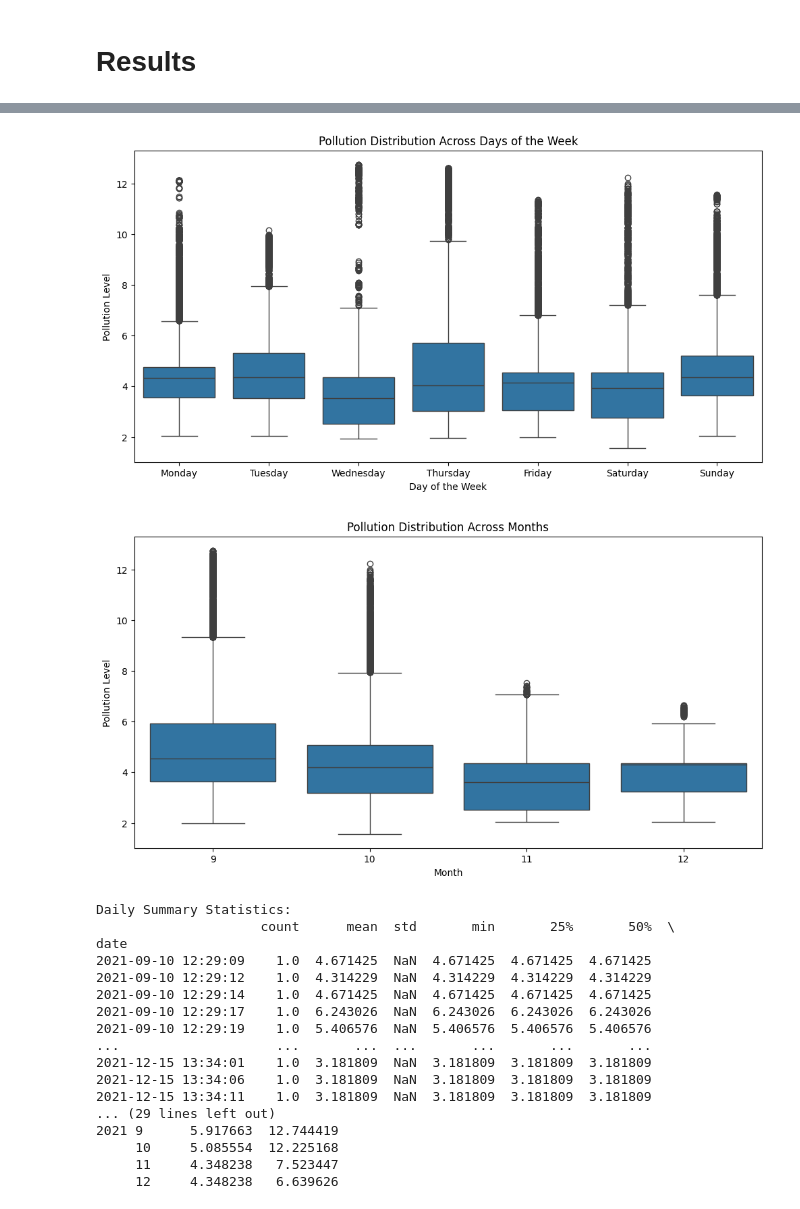
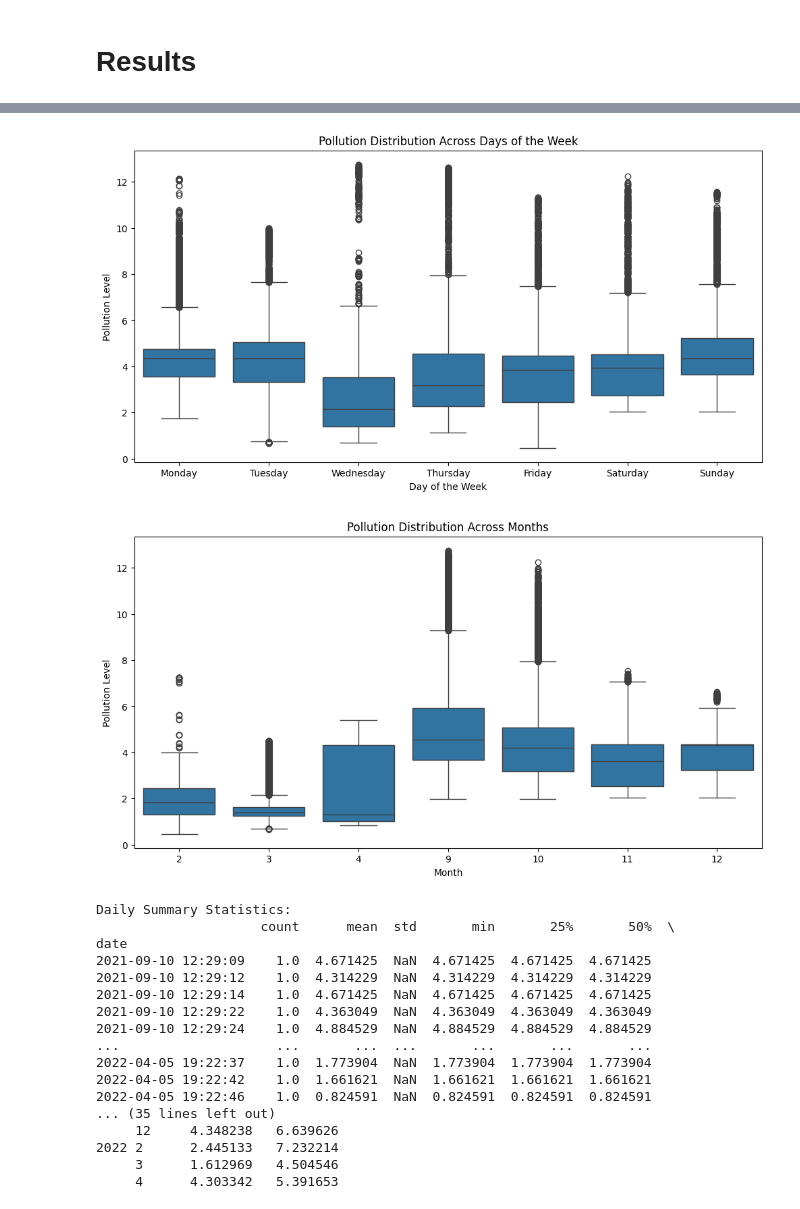
Before and after one commit to Dr-Isam-ALJAWARNEH/ds-project-lstm-forecasting, a Jupyter notebook: code/Project01_LSTM.ipynb, the cells around one changed output, grey strips where cells are left out. Saved outputs shown, nothing was run; the diff lists cells and outputs as text; code cells hidden in the pictures.

Commit message:
geohash_h3_comparison
Tried grouping with geohash and h3, taking center of geohash and h3 coordinates and ordering by time. Results demonstrate RNN outperforming LSTM.

```diff
--- a/code/Project01_LSTM.ipynb
+++ b/code/Project01_LSTM.ipynb
@@ -472,5 +518,8 @@ for geohash in merged_data['geohash'].value_counts().keys()[:len(stratified_prop
+# %%
+stratified_sampled_dataset.drop(stratified_sampled_dataset[stratified_sampled_dataset['city'] == 'Boston'].index, inplace=True)
 # %%
-# LSTM Model currently performs better without ordering by date
-# stratified_sampled_dataset = stratified_sampled_dataset.sort_index().groupby('geohash').apply(lambda x: x)
-# stratified_sampled_dataset = stratified_sampled_dataset.set_index(stratified_sampled_dataset.index.get_level_values(1).values)
+stratified_sampled_dataset = stratified_sampled_dataset.sort_index().groupby(GEOHASH_ALGORITHM).apply(lambda x: x)
+stratified_sampled_dataset = stratified_sampled_dataset.set_index(stratified_sampled_dataset.index.get_level_values(1).values)
+# %%
+dataset = pd.concat([boston_data_1, stratified_sampled_dataset, boston_data_2])
 # %%
@@ -543,3 +590,5 @@ plt.show()
+# %%
+merged_data = dataset
 # %%
 print("Areas containing pollution")
 print("Latitude range = [" + str(min(merged_data['latitude'])) + " -- "  + str(max(merged_data['latitude'])) + "]")
@@ -1890,54 +1936,55 @@ humidity      0.005008    -0.215808  1.000000
 merged_data['day_of_week'] = merged_data.index.dayofweek  # Extract day of the week (Monday = 0, Sunday = 6)
 merged_data['month'] = merged_data.index.month  # Extract month
 merged_data['year'] = merged_data.index.year  # Extract year
+merged_data['date'] = merged_data.index.values
 
 # Step 2: Analyze distribution of pollution levels across days of the week and months
 plt.figure(figsize=(12, 6))
 sns.boxplot(x='day_of_week', y='pollution', data=merged_data)
 plt.title('Pollution Distribution Across Days of the Week')
 plt.xlabel('Day of the Week')
 plt.ylabel('Pollution Level')
 plt.xticks(ticks=range(7), labels=['Monday', 'Tuesday', 'Wednesday', 'Thursday', 'Friday', 'Saturday', 'Sunday'])
 plt.show()
 
 plt.figure(figsize=(12, 6))
 sns.boxplot(x='month', y='pollution', data=merged_data)
 plt.title('Pollution Distribution Across Months')
 plt.xlabel('Month')
 plt.ylabel('Pollution Level')
 plt.show()
 
 
 
 # Step 3: Calculate summary statistics
 daily_summary = merged_data.groupby('date')['pollution'].describe()
 monthly_summary = merged_data.groupby(['year', 'month'])['pollution'].describe()
 
 print("Daily Summary Statistics:")
 print(daily_summary)
 
 print("\nMonthly Summary Statistics:")
 print(monthly_summary)
 # %% [output]
-[figure, old version]
+[figure, new version]
-[figure, old version]
+[figure, new version]
 Daily Summary Statistics:
                      count      mean  std       min       25%       50%  \
 date
 2021-09-10 12:29:09    1.0  4.671425  NaN  4.671425  4.671425  4.671425
 2021-09-10 12:29:12    1.0  4.314229  NaN  4.314229  4.314229  4.314229
 2021-09-10 12:29:14    1.0  4.671425  NaN  4.671425  4.671425  4.671425
-2021-09-10 12:29:17    1.0  6.243026  NaN  6.243026  6.243026  6.243026
-2021-09-10 12:29:19    1.0  5.406576  NaN  5.406576  5.406576  5.406576
+2021-09-10 12:29:22    1.0  4.363049  NaN  4.363049  4.363049  4.363049
+2021-09-10 12:29:24    1.0  4.884529  NaN  4.884529  4.884529  4.884529
 ...                    ...       ...  ...       ...       ...       ...
-2021-12-15 13:34:01    1.0  3.181809  NaN  3.181809  3.181809  3.181809
-2021-12-15 13:34:06    1.0  3.181809  NaN  3.181809  3.181809  3.181809
-2021-12-15 13:34:11    1.0  3.181809  NaN  3.181809  3.181809  3.181809
-... (29 lines left out)
-2021 9      5.917663  12.744419
-     10     5.085554  12.225168
-     11     4.348238   7.523447
+2022-04-05 19:22:37    1.0  1.773904  NaN  1.773904  1.773904  1.773904
+2022-04-05 19:22:42    1.0  1.661621  NaN  1.661621  1.661621  1.661621
+2022-04-05 19:22:46    1.0  0.824591  NaN  0.824591  0.824591  0.824591
+... (35 lines left out)
      12     4.348238   6.639626
+2022 2      2.445133   7.232214
+     3      1.612969   4.504546
+     4      4.303342   5.391653
 # %%
 import pandas as pd
 import scipy.stats as stats
```
Also changed, not shown: parts of 114 cells of this notebook, 23 other files.
